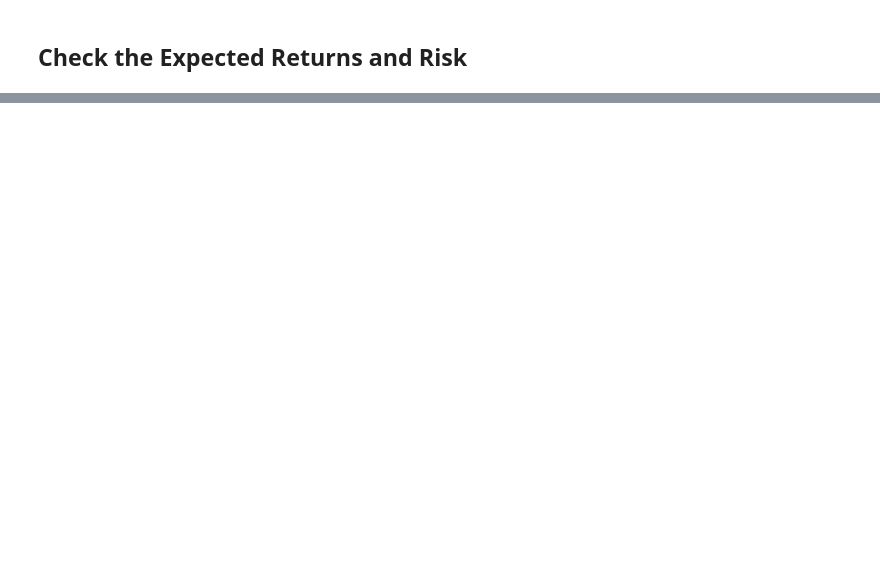
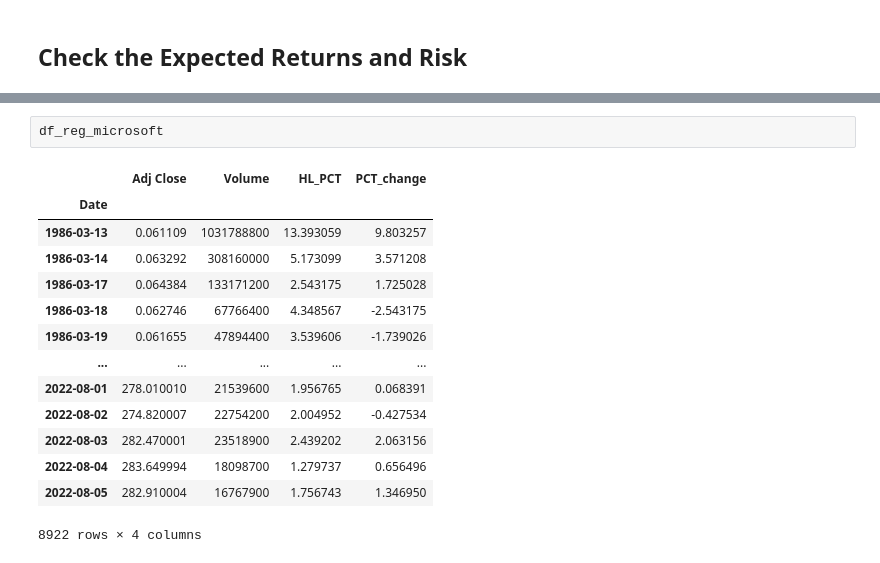
Before and after one commit to Mar3yZhang/UCI-stock-prediction-test, a Jupyter notebook: Group2_FinalProject.ipynb, the cells around one changed output, grey strips where cells are left out. Cells and saved outputs as stored; diff of their text form; blank space fills up the shorter version.

```diff
--- a/Group2_FinalProject.ipynb
+++ b/Group2_FinalProject.ipynb
@@ -300,0 +286,17 @@ df_microsoft_profit
+# %%
+df_reg_microsoft
+# %% [output]
+|  | Adj Close | Volume | HL_PCT | PCT_change |
+| Date |  |  |  |  |
+| 1986-03-13 | 0.061109 | 1031788800 | 13.393059 | 9.803257 |
+| 1986-03-14 | 0.063292 | 308160000 | 5.173099 | 3.571208 |
+| 1986-03-17 | 0.064384 | 133171200 | 2.543175 | 1.725028 |
+| 1986-03-18 | 0.062746 | 67766400 | 4.348567 | -2.543175 |
+| 1986-03-19 | 0.061655 | 47894400 | 3.539606 | -1.739026 |
+| ... | ... | ... | ... | ... |
+| 2022-08-01 | 278.010010 | 21539600 | 1.956765 | 0.068391 |
+| 2022-08-02 | 274.820007 | 22754200 | 2.004952 | -0.427534 |
+| 2022-08-03 | 282.470001 | 23518900 | 2.439202 | 2.063156 |
+| 2022-08-04 | 283.649994 | 18098700 | 1.279737 | 0.656496 |
+| 2022-08-05 | 282.910004 | 16767900 | 1.756743 | 1.346950 |
+8922 rows × 4 columns
```
Also changed, not shown: parts of 22 cells of this notebook, 1 other file.
